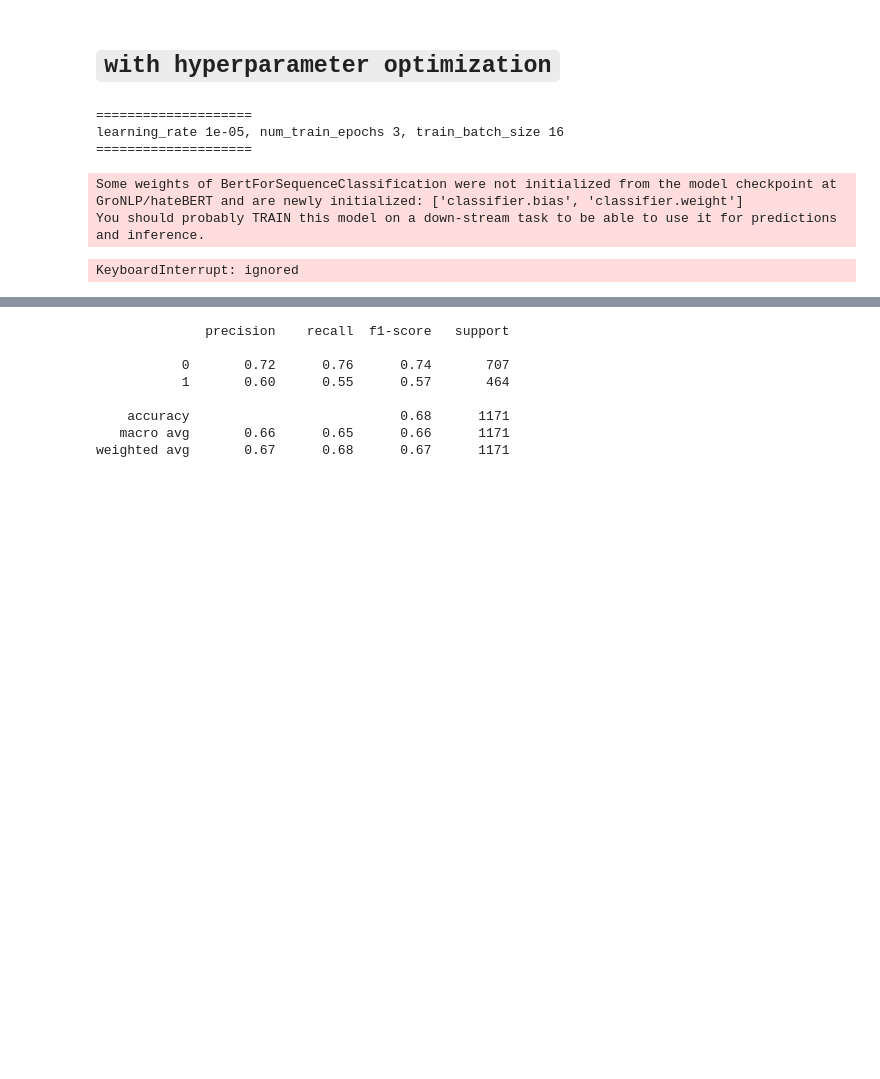
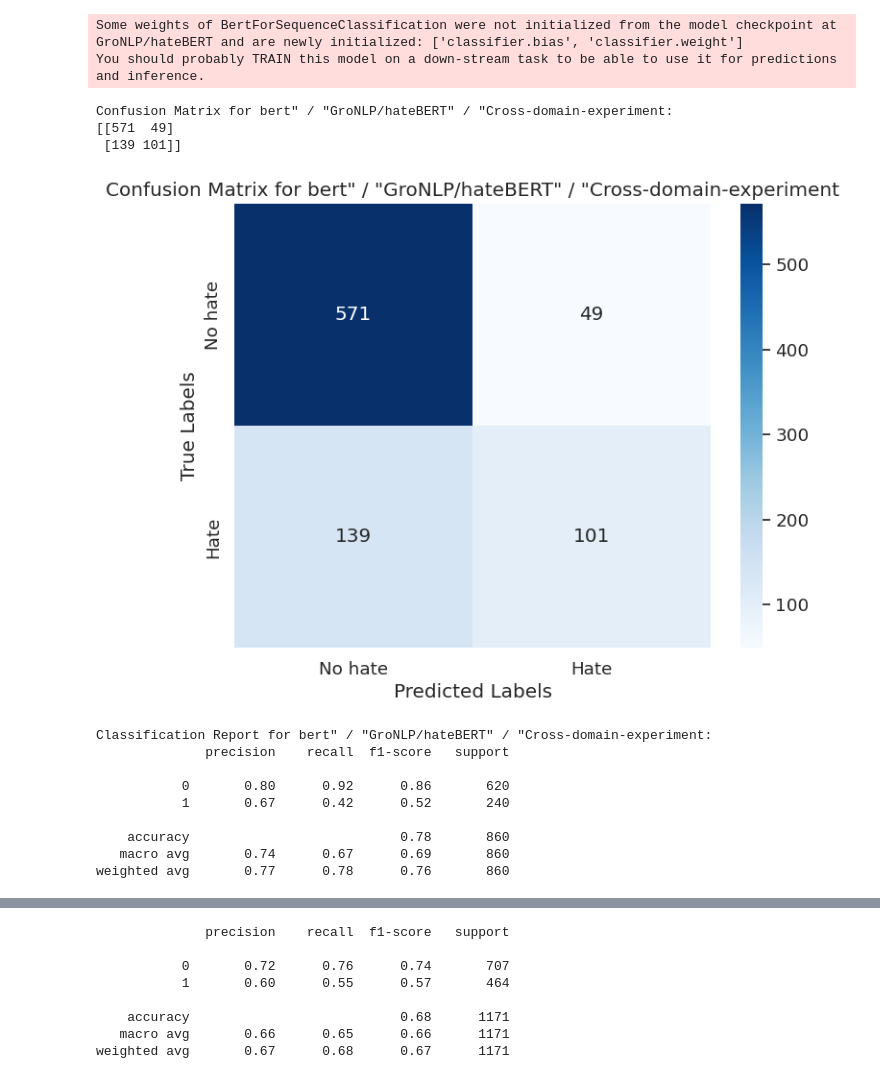
Before and after one commit to Mohammed-majeed/Subjectivity-Mining, a Jupyter notebook: Assignment 4 - Group 11/Assignment_4_Gr_11.ipynb, the cells around one changed output, grey strips where cells are left out. Drawn from its saved outputs; the diff is of its cells as text; code cells hidden in the pictures; blank space fills up the shorter version.

```diff
--- a/Assignment 4 - Group 11/Assignment_4_Gr_11.ipynb
+++ b/Assignment 4 - Group 11/Assignment_4_Gr_11.ipynb
@@ -97,5 +107,5 @@ def plot_losses(training_log,formatted_experiment_name):
 # %%
-# Function to load BERT model, fine-tune, and evaluate, then print metrics, confusion matrix, and classification report
+# fine-tune and evaluate the model, then plot confusion matrix, and print classification report
 def fine_tune_and_evaluate(experiment_name, train_dataset, val_dataset, test_dataset,
                            model_type, model_case, retrain=False):
     train_dataset_copy = train_dataset.copy()
@@ -123,8 +133,8 @@ def fine_tune_and_evaluate(experiment_name, train_dataset, val_dataset, test_dat
                                          early_stopping_patience = 2,
                                          early_stopping_delta = 0.01,
 
-                                         learning_rate= 1e-6,
-                                         num_train_epochs=5,
+                                        #  learning_rate= 1e-6,
+                                        #  num_train_epochs=5,
                                         #  train_batch_size=32,
                                         #  eval_batch_size=32,
                                          max_seq_length = 128
@@ -149,8 +159,8 @@ def fine_tune_and_evaluate(experiment_name, train_dataset, val_dataset, test_dat
     # Print classification report
     print_classification_report(test_dataset.labels, test_predictions, formatted_experiment_name)
 
-       # Load the training log
-    training_log = pd.read_csv(model_directory +"/training_progress_scores.csv")
+    #    # Load the training log
+    # training_log = pd.read_csv(model_directory +"/training_progress_scores.csv")
 
-    # Plot the losses
-    plot_losses(training_log,formatted_experiment_name)
+    # # Plot the losses
+    # plot_losses(training_log,formatted_experiment_name)
@@ -163,2 +192,0 @@ fine_tune_and_evaluate(experiment_name='in-domain-experiment',
-# %% [markdown]
-# `with hyperparameter optimization`
@@ -221,28 +193,22 @@ def fine_tune_and_evaluate(experiment_name, train_dataset, val_dataset, test_dat
-# %%
-# Manual hyperparameter tuning loop
-hyperparameters = {
-    'learning_rate': [1e-5, 1e-4, 1e-3],
-    'num_train_epochs': [3, 5, 10],
-    'train_batch_size': [16, 32, 64]
-}
-
-for learning_rate in hyperparameters['learning_rate']:
-    for num_train_epochs in hyperparameters['num_train_epochs']:
-        for train_batch_size in hyperparameters['train_batch_size']:
-          print("="*20)
-          print (f"learning_rate {learning_rate}, num_train_epochs {num_train_epochs}, train_batch_size {train_batch_size}")
-          print("="*20)
-
-          fine_tune_and_evaluate(experiment_name='hyperparameter-tuned-experiment',
-                                   train_dataset=train_olid, val_dataset=val_olid,
-                                   test_dataset=OLIDv1_test_df, model_type='bert',
-                                   model_case='GroNLP/hateBERT', retrain=True,
-                                   learning_rate=learning_rate, num_train_epochs=num_train_epochs,
-                                   train_batch_size=train_batch_size)
-# %% [output]
-====================
-learning_rate 1e-05, num_train_epochs 3, train_batch_size 16
-====================
-Some weights of BertForSequenceClassification were not initialized from the model checkpoint at GroNLP/hateBERT and are newly initialized: ['classifier.bias', 'classifier.weight']
-You should probably TRAIN this model on a down-stream task to be able to use it for predictions and inference.
-KeyboardInterrupt: ignored
+# %%
+# Train and evaluate the model hateBert Cross-domain
+fine_tune_and_evaluate(experiment_name='Cross-domain-experiment',
+                        train_dataset=train_hasoc, val_dataset=val_hasoc,
+                       test_dataset=OLIDv1_test_df,
+                       model_type = 'bert', model_case='GroNLP/hateBERT',retrain=True)
+# %% [output]
+Some weights of BertForSequenceClassification were not initialized from the model checkpoint at GroNLP/hateBERT and are newly initialized: ['classifier.bias', 'classifier.weight']
+You should probably TRAIN this model on a down-stream task to be able to use it for predictions and inference.
+Confusion Matrix for bert" / "GroNLP/hateBERT" / "Cross-domain-experiment:
+[[571  49]
+ [139 101]]
+[figure, added]
+Classification Report for bert" / "GroNLP/hateBERT" / "Cross-domain-experiment:
+              precision    recall  f1-score   support
+
+           0       0.80      0.92      0.86       620
+           1       0.67      0.42      0.52       240
+
+    accuracy                           0.78       860
+   macro avg       0.74      0.67      0.69       860
+weighted avg       0.77      0.78      0.76       860
```
Also changed, not shown: parts of 20 cells of this notebook.
